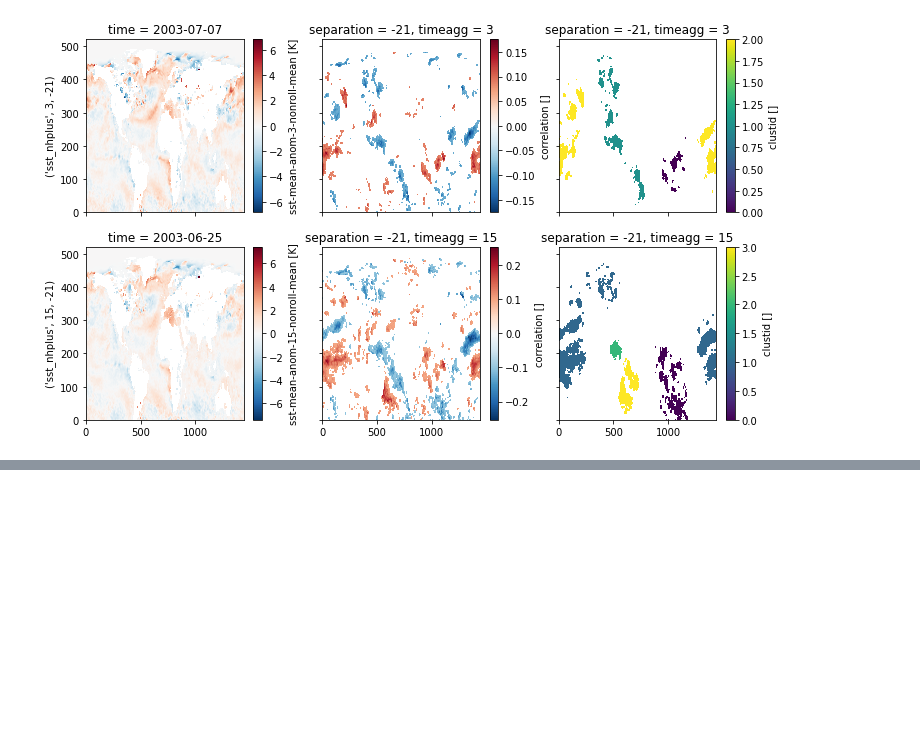
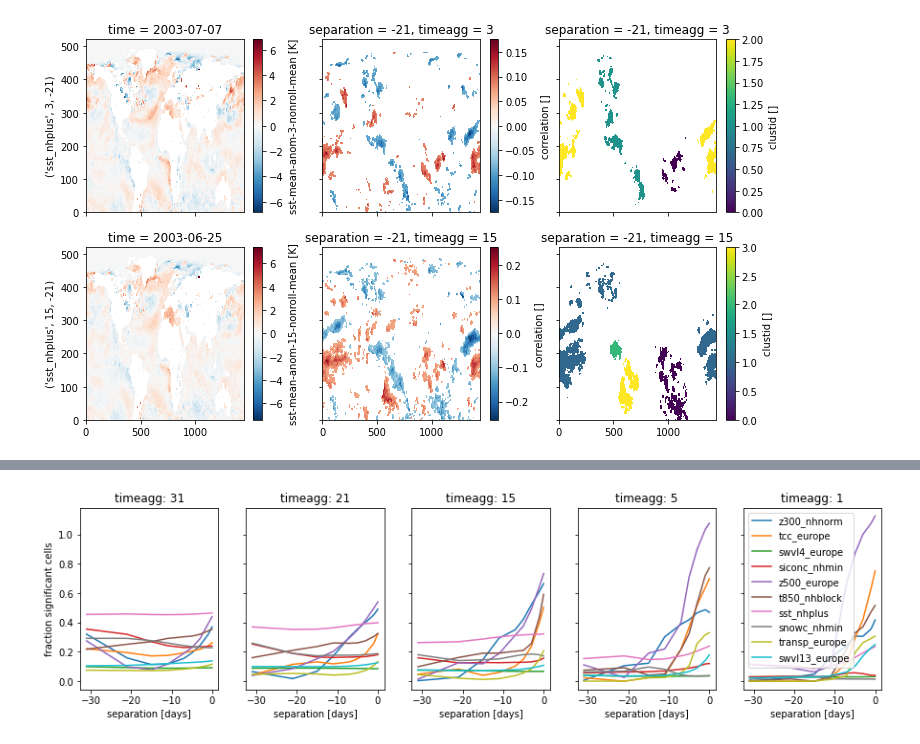
Before and after one commit to chiemvs/Weave, a Jupyter notebook: notebooks/test_inspection.ipynb, the cells around one changed output, grey strips where cells are left out. Cells and saved outputs as stored; diff of their text form; code cells hidden in the pictures; blank space fills up the shorter version.

```diff
--- a/notebooks/test_inspection.ipynb
+++ b/notebooks/test_inspection.ipynb
@@ -27,7 +27,7 @@ fig, axes = dotplot(perm.df.iloc[:,2], alphascaler = 1, nlegend_items=6)
 [figure]
 # %%
 shap = ImportanceData(basepath = Path('/scistor/ivm/jsn295/shaptest_standard'), respagg = 7, separation = [0,-1,-3,-5,-7,-11,-15,-21,-31])
-shap.load_data(inputpath = Path('/scistor/ivm/jsn295/clusterpar3_roll_spearman_varalpha'))
+shap.load_data(inputpath = Path('/scistor/ivm/jsn295/non_cv/clusterpar3_roll_spearman_varalpha')) # This second path is for the x-variable
 shap.global_shap() # Reduces the column axis.
 shap.reduce_over('clustid', how = 'max')
 # %%
@@ -124,0 +137,33 @@ plt.show()
+# %%
+mapint_par = MapInterface(corclustpath=Path('/scistor/ivm/jsn295/non_cv/correlation_roll_spearman_varalpha/'))
+mapint_par.cache_everything()
+# %%
+results = []
+for variable in mapint_par.presentvars:
+    array = getattr(mapint_par, variable)['correlation']
+    n_signif = array.count(['latitude','longitude']).to_dataframe()
+    n_signif['n'] = len(array.coords['latitude']) * len(array.coords['latitude'])
+    n_signif['max'] = float(array.max())
+    n_signif['min'] = float(array.min())
+    results.append(n_signif)
+results = pd.concat(results, keys = pd.Index(mapint_par.presentvars, name = 'variable'), axis = 0)
+results['frac'] = results['correlation'] / results['n']
+# %%
+timeaggs = [31,21,15,5,1]
+fold = None # 1.0
+fig, axes = plt.subplots(nrows = 1, ncols = len(timeaggs), sharex = True, sharey = True, figsize = (15,3.5), squeeze = True)
+for i, timeagg in enumerate(timeaggs):
+    ax = axes[i]
+    if not fold is None:
+        frame = results.loc[(slice(None),timeagg,slice(None),fold),'frac'].unstack('variable')
+    else:
+        frame = results.loc[(slice(None),timeagg,slice(None)),'frac'].unstack('variable')
+    ax.plot(frame.index.get_level_values('separation'), frame.values)
+    ax.set_title(f'timeagg: {timeagg}')
+    ax.set_xlabel('separation [days]')
+    if i == 0:
+        ax.set_ylabel('fraction significant cells')
+    if i == (len(timeaggs) - 1):
+        ax.legend(frame.columns.values)
+# %% [output]
+[figure, added]
```
Also changed, not shown: parts of 13 cells of this notebook, 1 other file.
